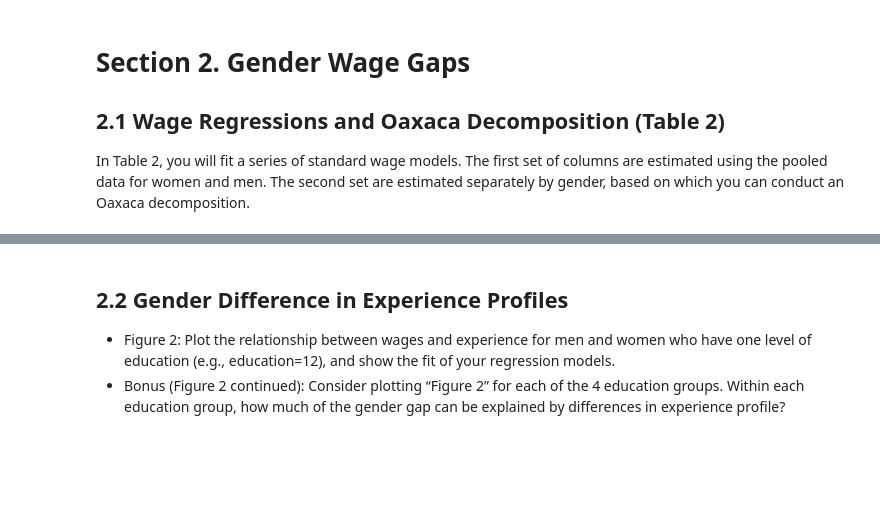
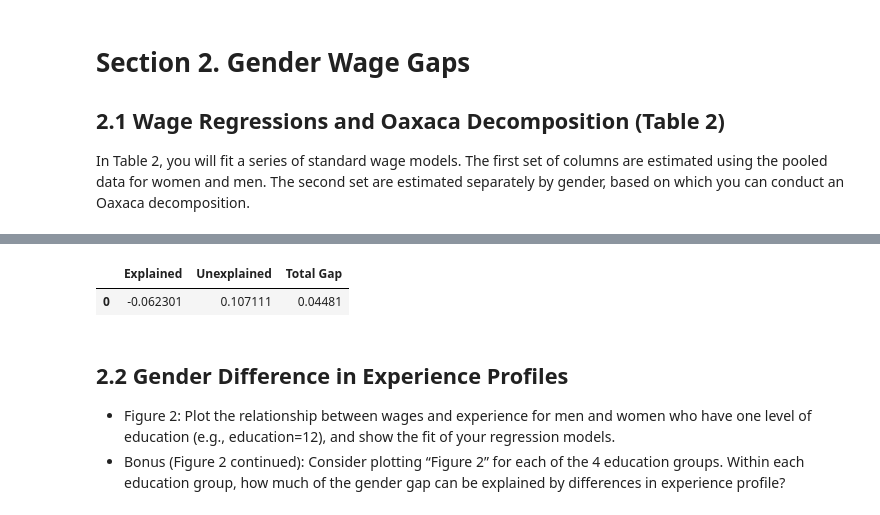
Before and after one commit to adelatorre2/econ695_group5_final, a Jupyter notebook: code/project_code.ipynb, the cells around one changed output, grey strips where cells are left out. Cells and saved outputs as stored; diff of their text form; code cells hidden in the pictures; blank space fills up the shorter version.

```diff
--- a/code/project_code.ipynb
+++ b/code/project_code.ipynb
@@ -161,5 +181,94 @@ summary = summary_col(
     }
 )
 summary.as_latex()
+
 '''
+import pandas as pd
+import numpy as np
+import statsmodels.formula.api as smf
+from statsmodels.iolib.summary2 import summary_col
+import matplotlib.pyplot as plt
+
+df = data.copy()
+
+# Experience polynomial terms
+df["exp2"] = df["exp"]**2
+df["exp3"] = df["exp"]**3
+
+# Model 0: y ~ female
+model0 = smf.ols("y ~ female", data=df).fit()
+
+# Model 1: y ~ female + education + experience cubic
+model1 = smf.ols("y ~ female + C(educ) + exp + exp2 + exp3", data=df).fit()
+
+# Display LaTeX-style combined table
+table2_pooled = summary_col(
+    results=[model0, model1],
+    float_format='%0.3f',
+    stars=False,
+    model_names=['(1)', '(2)'],
+    info_dict={
+        'N': lambda x: f"{int(x.nobs)}",
+        'Adj R2': lambda x: f"{x.rsquared_adj:.3f}"
+    }
+)
+
+table2_pooled
+
+male = df[df.female == 0]
+female_df = df[df.female == 1]
+
+model_m = smf.ols("y ~ C(educ) + exp + exp2 + exp3", data=male).fit()
+model_f = smf.ols("y ~ C(educ) + exp + exp2 + exp3", data=female_df).fit()
+
+table2_gender = summary_col(
+    results=[model_m, model_f],
+    float_format='%0.3f',
+    stars=False,
+    model_names=['Male', 'Female'],
+    info_dict={
+        'N': lambda x: f"{int(x.nobs)}",
+        'Adj R2': lambda x: f"{x.rsquared_adj:.3f}"
+    }
+)
+
+table2_gender
+
+import patsy
+
+# Build design matrices exactly as in model_m and model_f
+formula = "y ~ C(educ) + exp + exp2 + exp3"
+
+y_m, X_m = patsy.dmatrices(formula, male, return_type='dataframe')
+y_f, X_f = patsy.dmatrices(formula, female_df, return_type='dataframe')
+
+# Drop intercept for decomposition
+X_m_noi = X_m.drop(columns="Intercept")
+X_f_noi = X_f.drop(columns="Intercept")
+
+# Compute means of covariates
+Xm = X_m_noi.mean()
+Xf = X_f_noi.mean()
+
+# Extract coefficients (drop intercept)
+bm = model_m.params.drop("Intercept")
+bf = model_f.params.drop("Intercept")
+
+# Align indices
+bm = bm.reindex(Xm.index)
+bf = bf.reindex(Xm.index)
+
+# Oaxaca components
+explained = float((Xm - Xf) @ bf)
+unexplained = float(Xm @ (bm - bf))
+total_gap = explained + unexplained
+
+# Output table
+oaxaca_results = pd.DataFrame({
+    "Explained": [explained],
+    "Unexplained": [unexplained],
+    "Total Gap": [total_gap]
+})
+
+oaxaca_results
 # %% [output]
@@ -167,3 +275,5 @@ summary.as_latex()
+|  | Explained | Unexplained | Total Gap |
+| 0 | -0.062301 | 0.107111 | 0.04481 |
 # %% [markdown]
 ## 2.2 Gender Difference in Experience Profiles
 - Figure 2: Plot the relationship between wages and experience for men and women who have one level of education (e.g., education=12), and show the fit of your regression models.
```
Also changed, not shown: parts of 4 cells of this notebook.
